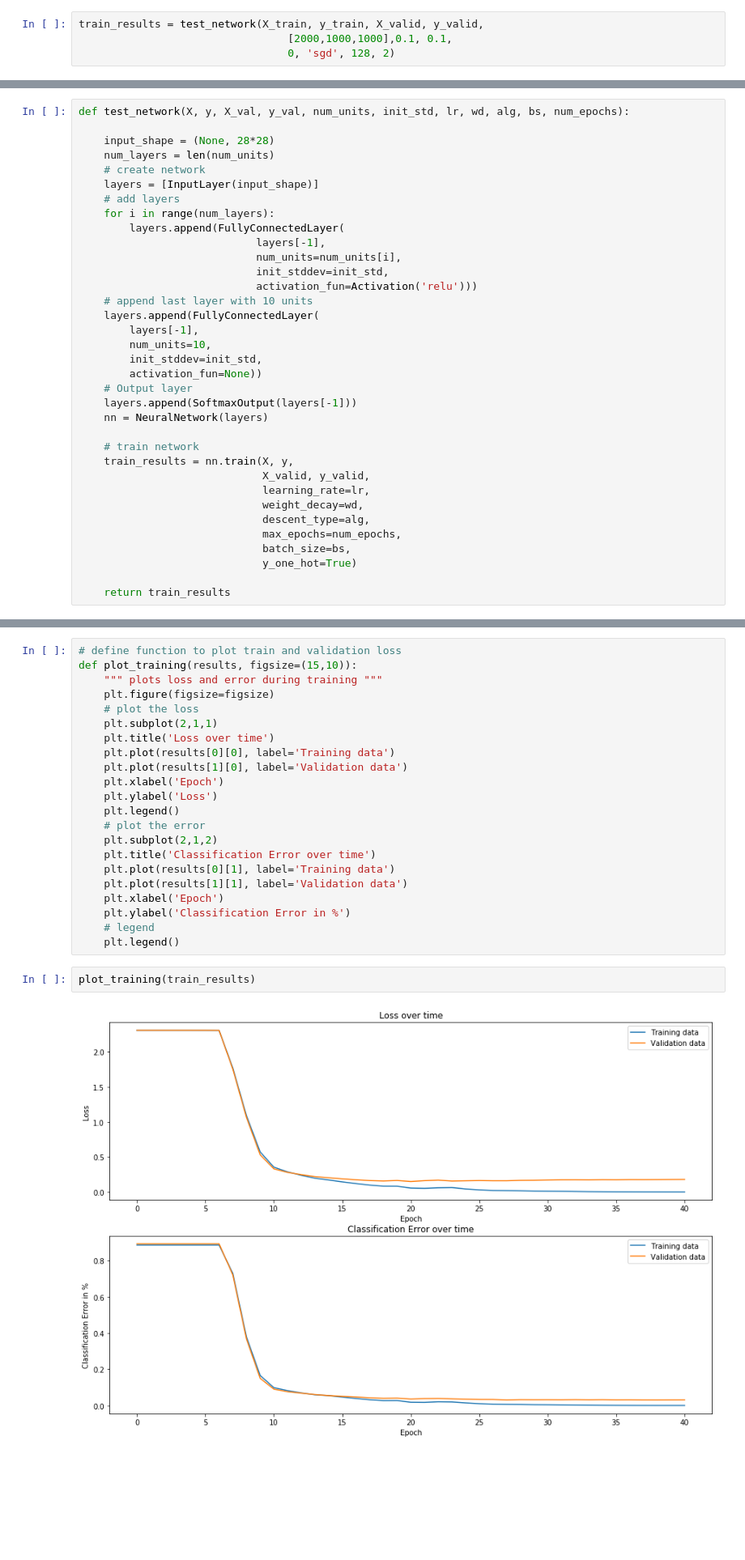
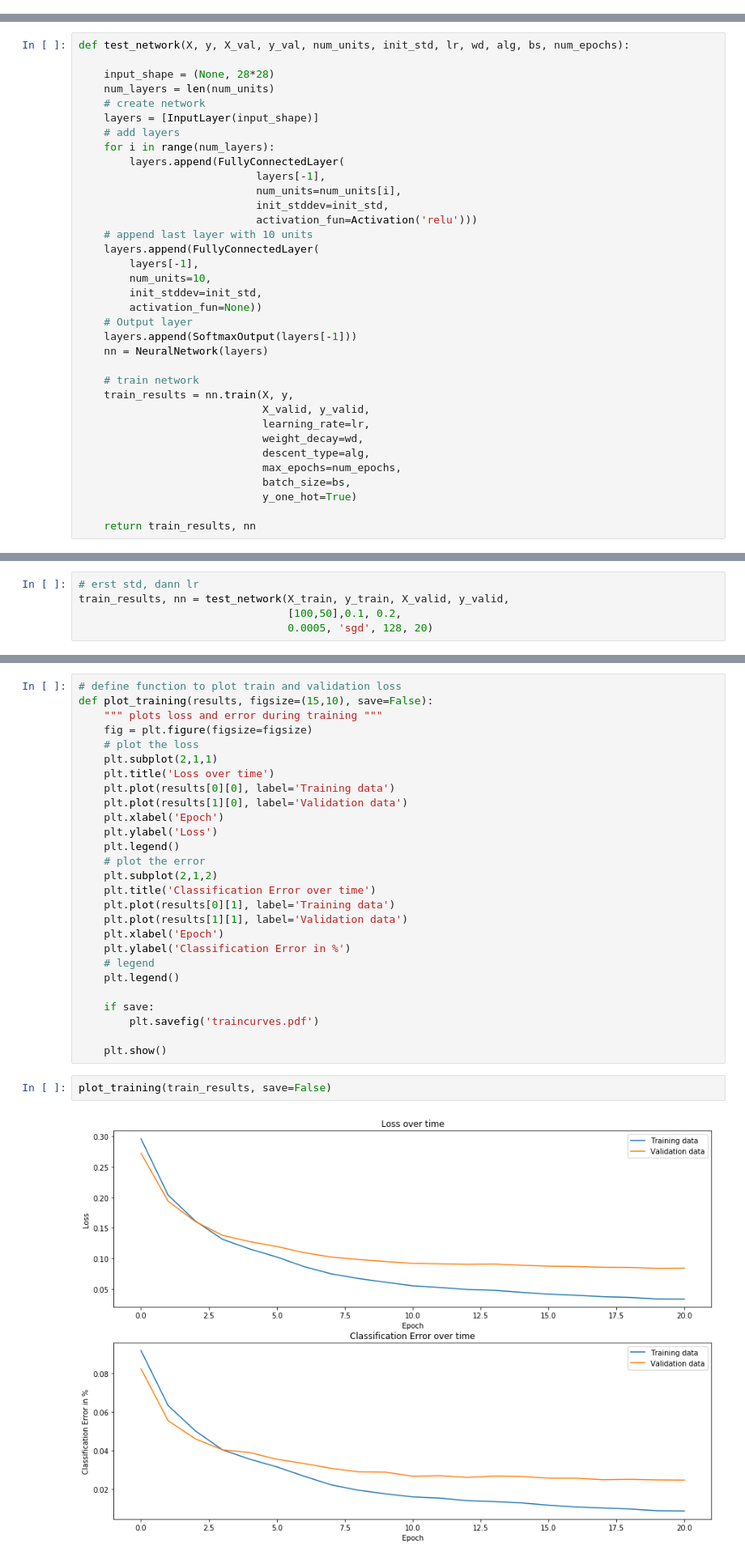
Before and after one commit to rturon/dl-lab-2018, a Jupyter notebook: exercise1/exercise_1.ipynb, the cells around one changed output, grey strips where cells are left out. Shown at 81% size. Saved outputs shown, nothing was run; the diff lists cells and outputs as text; blank space fills up the shorter version.

```diff
--- a/exercise1/exercise_1.ipynb
+++ b/exercise1/exercise_1.ipynb
@@ -1029,4 +725,0 @@ Time needed: 37.98762460549673 min
-# %%
-train_results = test_network(X_train, y_train, X_valid, y_valid,
-                                 [2000,1000,1000],0.1, 0.1,
-                                 0, 'sgd', 128, 2)
@@ -1072,4 +757,4 @@ def test_network(X, y, X_val, y_val, num_units, init_std, lr, wd, alg, bs, num_e
                              batch_size=bs,
                              y_one_hot=True)
 
-    return train_results
+    return train_results, nn
@@ -1463,3 +764,8 @@ As the last part of this task, setup a network that works well and gets reasonab
 Train this network on the complete data and compute the **test error**.
 
 Visualize the validation loss and training loss for each iteration in a plot, e.g. using matplotlib
+# %%
+# erst std, dann lr
+train_results, nn = test_network(X_train, y_train, X_valid, y_valid,
+                                 [100,50],0.1, 0.2,
+                                 0.0005, 'sgd', 128, 20)
@@ -1466,8 +790,8 @@ Visualize the validation loss and training loss for each iteration in a plot, e.
 # %%
 # define function to plot train and validation loss
-def plot_training(results, figsize=(15,10)):
+def plot_training(results, figsize=(15,10), save=False):
     """ plots loss and error during training """
-    plt.figure(figsize=figsize)
+    fig = plt.figure(figsize=figsize)
     # plot the loss
     plt.subplot(2,1,1)
     plt.title('Loss over time')
@@ -1485,7 +809,12 @@ def plot_training(results, figsize=(15,10)):
     plt.ylabel('Classification Error in %')
     # legend
     plt.legend()
+
+    if save:
+        plt.savefig('traincurves.pdf')
+
+    plt.show()
 # %%
-plot_training(train_results)
+plot_training(train_results, save=False)
 # %% [output]
-[figure, old version]
+[figure, new version]
```
Also changed, not shown: parts of 15 cells of this notebook, 2 other files.
